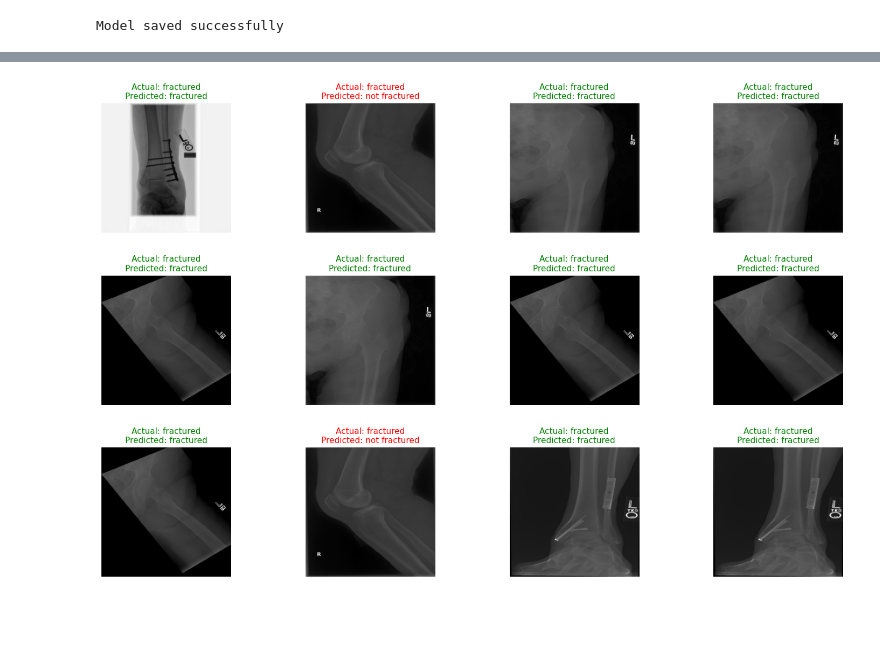
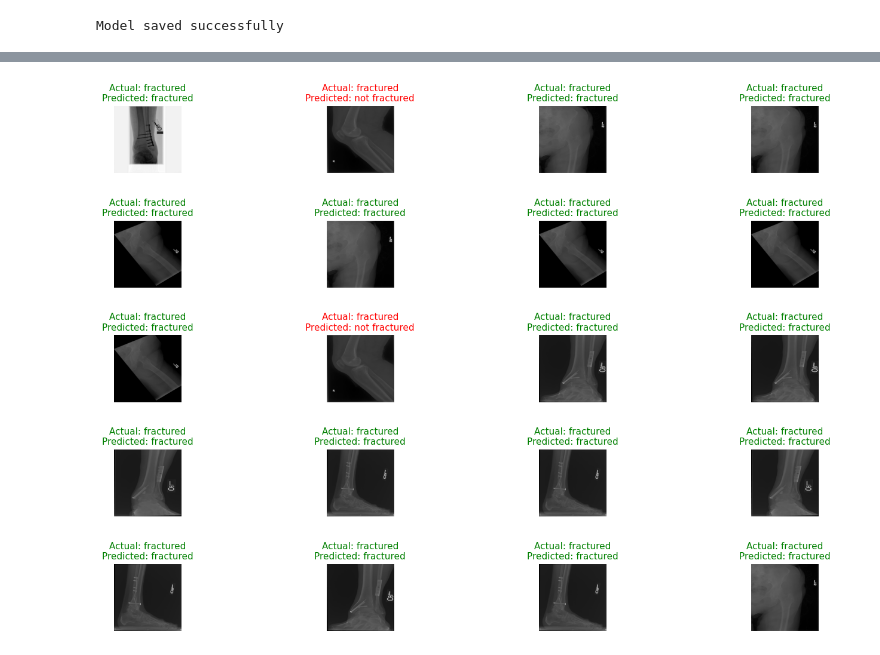
Before and after one commit to Harsh2023UCI8026/hackbio, a Jupyter notebook: hackbio .ipynb, the cells around one changed output, grey strips where cells are left out. Cells and saved outputs as stored; diff of their text form; code cells hidden in the pictures; blank space fills up the shorter version.

```diff
--- a/hackbio .ipynb
+++ b/hackbio .ipynb
@@ -1083,12 +1092,0 @@ print(os.listdir())
-# %%
-from torchvision import datasets, transforms
-
-transform = transforms.Compose([
-    transforms.Resize((224,224)),
-    transforms.ToTensor()
-])
-
-train_dataset = datasets.ImageFolder(
-    root="dataset",
-    transform=transform
-)
@@ -1407,36 +1423,36 @@ def showComparision(images, yTrue, yPred):
     plt.tight_layout()
     plt.show()
 # %%
-visualizableCount = 12
+visualizableCount = 20
 
 visualizableImages = images[:visualizableCount]
 visualizableTrue = yTrue[:visualizableCount]
 visualizablePred = yPred[:visualizableCount]
 
 class_names = train_dataset.classes
 
 cols = 4
 rows = (visualizableCount + cols - 1) // cols
 
 plt.figure(figsize=(16,10))
 
 for i in range(visualizableCount):
 
     image = visualizableImages[i].cpu().permute(1,2,0).numpy()
     image = (image - image.min()) / (image.max() - image.min())
 
     true_label = class_names[int(visualizableTrue[i])]
     pred_label = class_names[int(visualizablePred[i])]
 
     plt.subplot(rows, cols, i+1)
     plt.imshow(image)
     plt.axis("off")
 
     color = "green" if true_label == pred_label else "red"
 
     plt.title(f"Actual: {true_label}\nPredicted: {pred_label}", color=color, fontsize=11)
 
 plt.tight_layout(pad=3)
 plt.show()
 # %% [output]
-[figure, old version]
+[figure, new version]
```
Also changed, not shown: parts of 40 cells of this notebook.
